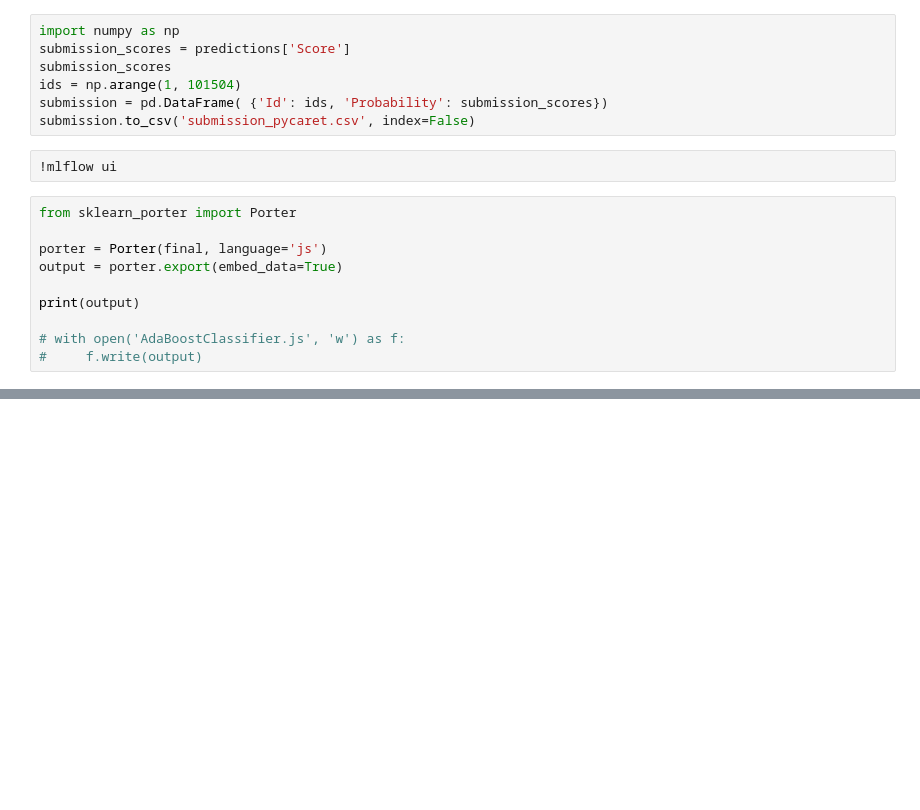
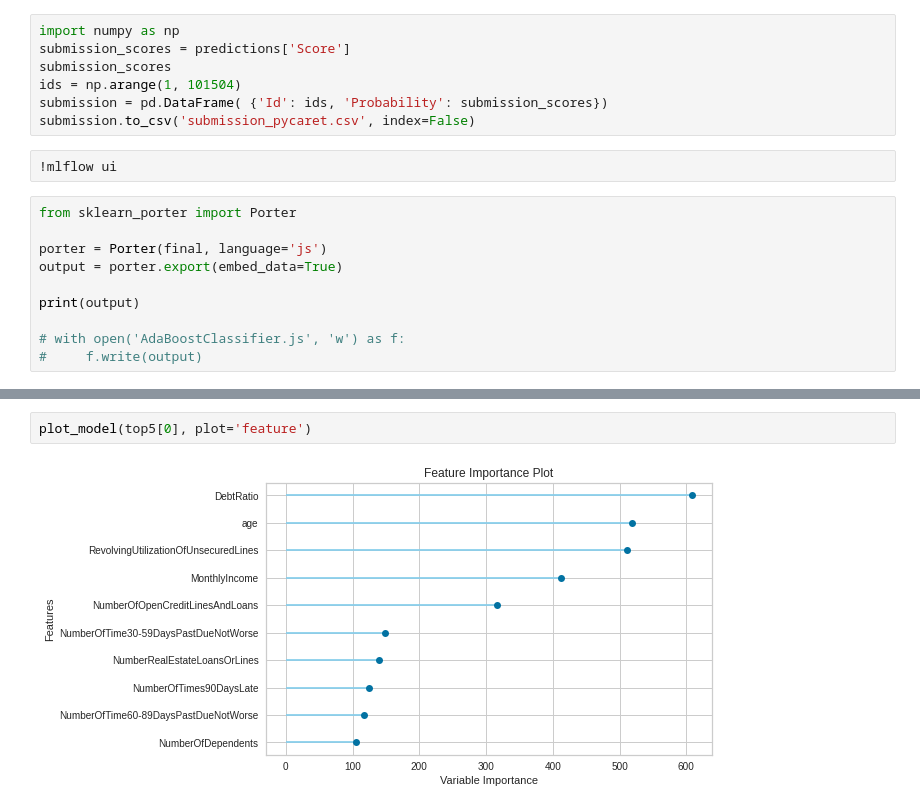
Before and after one commit to iamNCJ/Give-Me-Some-Credit, a Jupyter notebook: model/pycaret_model.ipynb, the cells around one changed output, grey strips where cells are left out. Saved outputs shown, nothing was run; the diff lists cells and outputs as text; blank space fills up the shorter version.

```diff
--- a/model/pycaret_model.ipynb
+++ b/model/pycaret_model.ipynb
@@ -67,0 +128,4 @@ print(output)
+# %%
+plot_model(top5[0], plot='feature')
+# %% [output]
+[figure, added]
```
Also changed, not shown: parts of 9 cells of this notebook, 2 other files.
